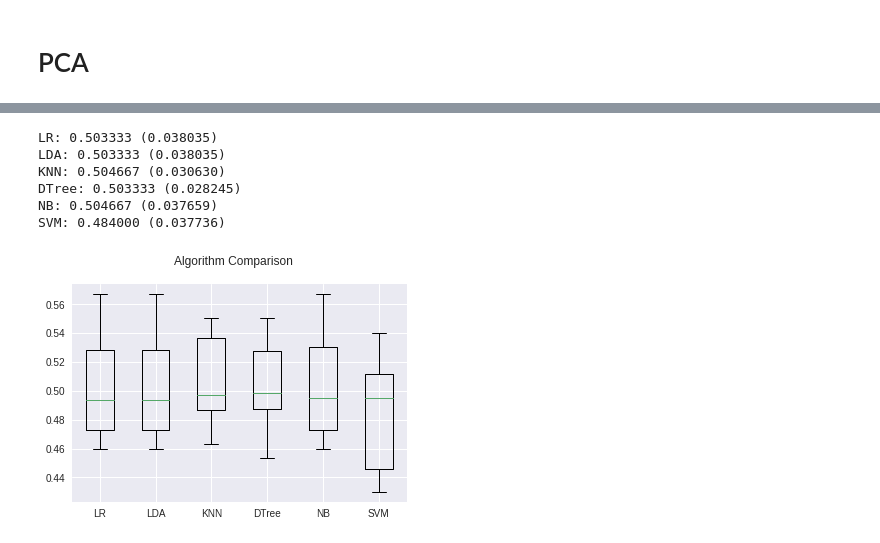
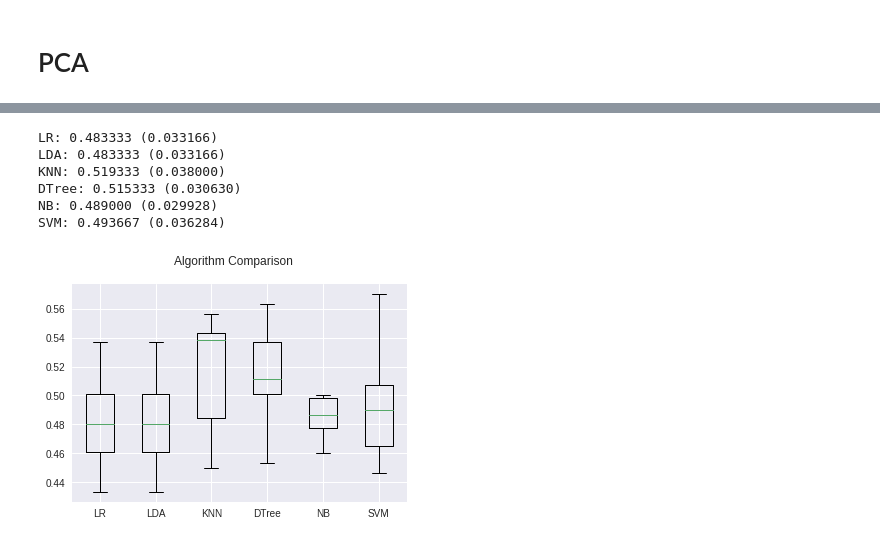
Before and after one commit to noushadkhan01/Projects, a Jupyter notebook: Machine-Learning/Clustering/KMean - Heirarchical Clustering/classify_wheather_stocks_decrease_or_increase.ipynb, the cells around one changed output, grey strips where cells are left out. Drawn from its saved outputs; the diff is of its cells as text; code cells hidden in the pictures.

```diff
--- a/Machine-Learning/Clustering/KMean - Heirarchical Clustering/classify_wheather_stocks_decrease_or_increase.ipynb
+++ b/Machine-Learning/Clustering/KMean - Heirarchical Clustering/classify_wheather_stocks_decrease_or_increase.ipynb
@@ -380,0 +383,5 @@ from sklearn.decomposition import PCA
+# %%
+from sklearn.preprocessing import StandardScaler
+sc = StandardScaler()
+X_scaled = sc.fit_transform(X)
+X_scaled.shape
@@ -381,2 +390,3 @@ from sklearn.decomposition import PCA
 # %%
 pca = PCA()
+pca.fit(X_scaled)
@@ -408,12 +416,12 @@ array([8.43913101e-01, 6.15237132e-02, 3.90427247e-02, 1.54784608e-02,
 # %%
 pca = PCA(2)
-X_pca = pca.fit_transform(X)
+X_pca = pca.fit_transform(X_scaled)
 bestClassifier(X_pca, y)
 # %% [output]
-LR: 0.503333 (0.038035)
-LDA: 0.503333 (0.038035)
-KNN: 0.504667 (0.030630)
-DTree: 0.503333 (0.028245)
-NB: 0.504667 (0.037659)
-SVM: 0.484000 (0.037736)
+LR: 0.483333 (0.033166)
+LDA: 0.483333 (0.033166)
+KNN: 0.519333 (0.038000)
+DTree: 0.515333 (0.030630)
+NB: 0.489000 (0.029928)
+SVM: 0.493667 (0.036284)
-[figure, old version]
+[figure, new version]
```
Also changed, not shown: parts of 6 cells of this notebook.
